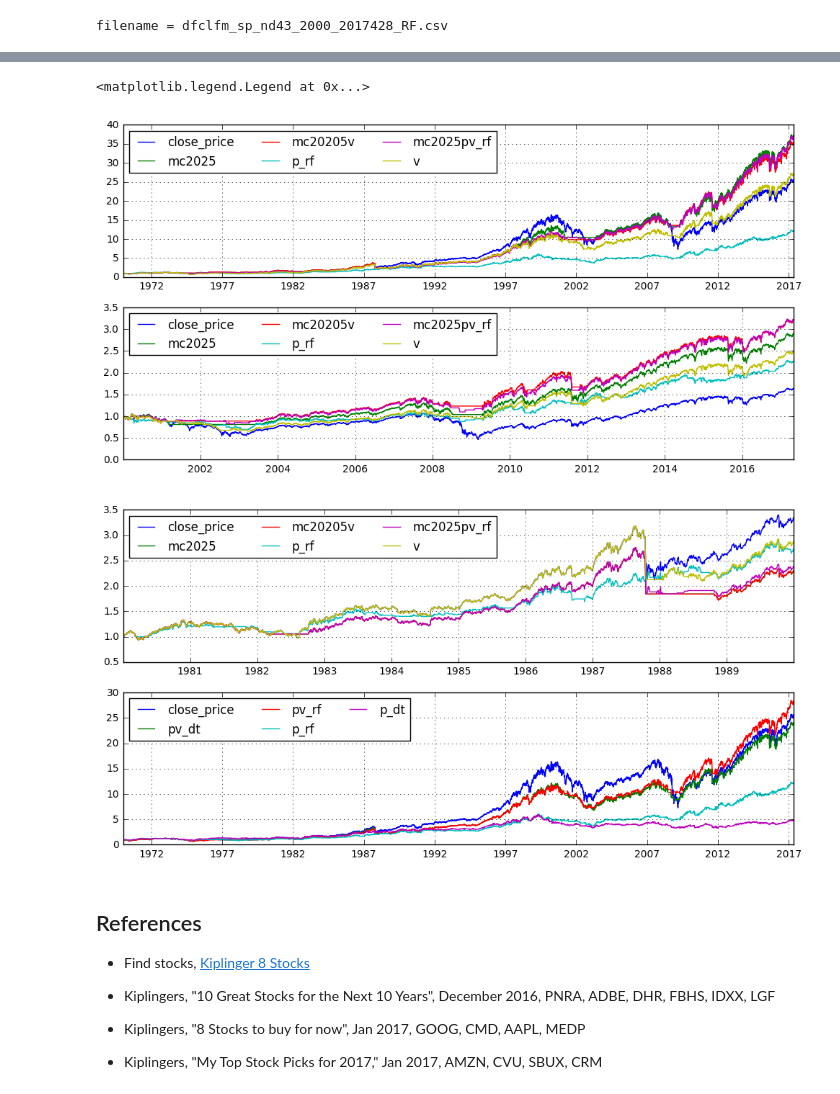
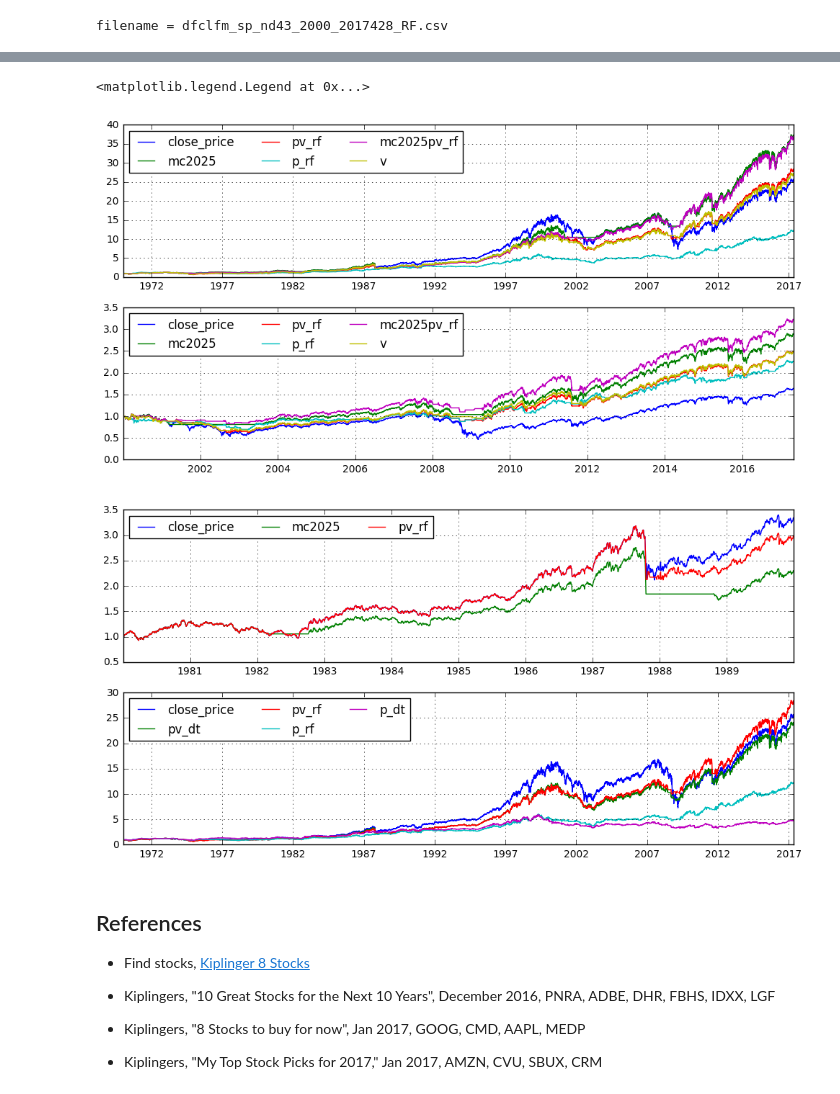
Before and after one commit to algosci/algosciquant, a Jupyter notebook: S&P Mkt Cycle.ipynb, the cells around one changed output, grey strips where cells are left out. Saved outputs shown, nothing was run; the diff lists cells and outputs as text; code cells hidden in the pictures.

```diff
--- a/S&P Mkt Cycle.ipynb
+++ b/S&P Mkt Cycle.ipynb
@@ -405,13 +441,13 @@ g_startyear='1970' # 1970, 1980, 1990, 2000
 files1=[
  './data_jupyter_notebook/dft_sp_nd43_p_'+g_startyear+'_2017428_DT.csv',
  './data_jupyter_notebook/dft_sp_nd43_mc2025_'+g_startyear+'_2017428_DT.csv',
- './data_jupyter_notebook/dft_sp_nd43_mc2025v_'+g_startyear+'_2017428_DT.csv',
+ './data_jupyter_notebook/dft_sp_nd43_pv_'+g_startyear+'_2017428_RF.csv',
  './data_jupyter_notebook/dft_sp_nd43_p_'+g_startyear+'_2017428_RF.csv',
  './data_jupyter_notebook/dft_sp_nd43_mc2025pv_'+g_startyear+'_2017428_RF.csv',
  './data_jupyter_notebook/dft_sp_nd43_v_'+g_startyear+'_2017428_DT.csv'
 ]
 
-lnames1=['close_price','mc2025' ,'mc20205v','p_rf','mc2025pv_rf','v']
+lnames1=['close_price','mc2025' ,'pv_rf','p_rf','mc2025pv_rf','v']
 price_variable='close_price'
 dftn,lnames=dftn_from_files(s,e,files1,price_variable,lnames1)
 
@@ -446,45 +482,48 @@ f2.legend(loc='upper left',ncol=3)
 s=dt.datetime(1980,1,1)
 e=dt.datetime(1989,12,31)
 
 fig2 = plt.figure()
 f3 = fig2.add_subplot(211)
-dftn,lnames1=dftn_from_files(s,e,files1,price_variable,lnames1)
+files3=[
+ './data_jupyter_notebook/dft_sp_nd43_p_'+g_startyear+'_2017428_DT.csv',
+ './data_jupyter_notebook/dft_sp_nd43_mc2025_'+g_startyear+'_2017428_DT.csv',
+ './data_jupyter_notebook/dft_sp_nd43_pv_'+g_startyear+'_2017428_RF.csv'
+]
+lnames3=['close_price','mc2025','pv_rf']
+dftn,lnames3=dftn_from_files(s,e,files3,price_variable,lnames3)
 
-f3.plot(dftn[lnames1[0]],label=lnames1[0])
-f3.plot(dftn[lnames1[1]],label=lnames1[1])
-f3.plot(dftn[lnames1[2]],label=lnames1[2])
-f3.plot(dftn[lnames1[3]],label=lnames1[3])
-f3.plot(dftn[lnames1[4]],label=lnames1[4])
-f3.plot(dftn[lnames1[5]],label=lnames1[5])
+f3.plot(dftn[lnames3[0]],label=lnames3[0])
+f3.plot(dftn[lnames3[1]],label=lnames3[1])
+f3.plot(dftn[lnames3[2]],label=lnames3[2])
 f3.grid(True)
 f3.legend(loc='upper left',ncol=3)
 
 # plot 4
 s = dt.datetime(1970,1,1)
 e = dt.datetime(2017,4,28)
-files2=[
+files4=[
  './data_jupyter_notebook/dft_sp_nd43_p_'+g_startyear+'_2017428_DT.csv',
  './data_jupyter_notebook/dft_sp_nd43_pv_'+g_startyear+'_2017428_DT.csv',
  './data_jupyter_notebook/dft_sp_nd43_pv_'+g_startyear+'_2017428_RF.csv',
  './data_jupyter_notebook/dft_sp_nd43_p_'+g_startyear+'_2017428_RF.csv',
  './data_jupyter_notebook/dft_sp_nd43_p_'+g_startyear+'_2017428_DT.csv'
 ]
 
-lnames2=['close_price','pv_dt','pv_rf','p_rf','p_dt']
-dftn,lnames2=dftn_from_files(s,e,files2,price_variable,lnames2)
+lnames4=['close_price','pv_dt','pv_rf','p_rf','p_dt']
+dftn,lnames4=dftn_from_files(s,e,files4,price_variable,lnames4)
 
 f4 = fig2.add_subplot(212)
 f4.plot(dftn[lnames2[0]],label=lnames2[0])
 f4.plot(dftn[lnames2[1]],label=lnames2[1])
 f4.plot(dftn[lnames2[2]],label=lnames2[2])
 f4.plot(dftn[lnames2[3]],label=lnames2[3])
 f4.plot(dftn[lnames2[4]],label=lnames2[4])
 f4.grid(True)
 f4.legend(loc='upper left',ncol=3)
 # %% [output]
 <matplotlib.legend.Legend at 0x...>
-[figure, old version]
+[figure, new version]
-[figure, old version]
+[figure, new version]
 # %% [markdown]
 ## References
 
```
Also changed, not shown: parts of 3 cells of this notebook.
